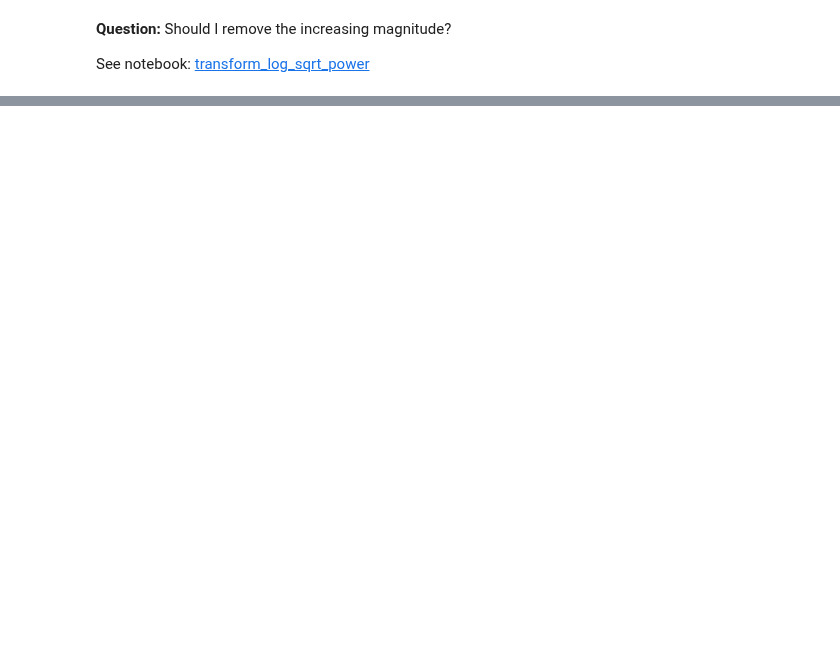
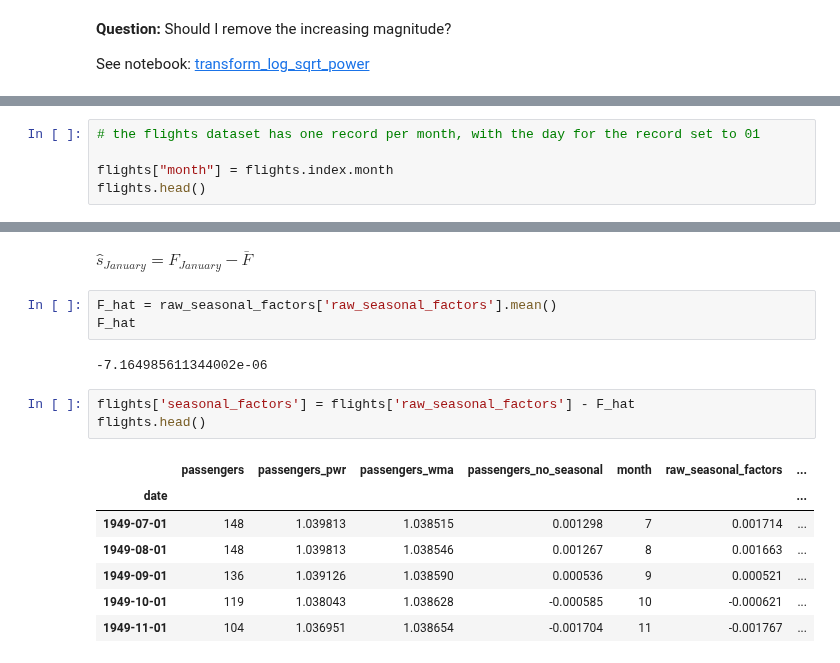
Before and after one commit to snowch-notes/statistics-old, a Jupyter notebook: timeseries/estimating_ts_components.ipynb, the cells around one changed output, grey strips where cells are left out. Drawn from its saved outputs; the diff is of its cells as text; blank space fills up the shorter version.

```diff
--- a/timeseries/estimating_ts_components.ipynb
+++ b/timeseries/estimating_ts_components.ipynb
@@ -200,0 +209,5 @@ ax = flights['passengers_no_seasonal'].plot(legend=True)
+# %%
+# the flights dataset has one record per month, with the day for the record set to 01
+
+flights["month"] = flights.index.month
+flights.head()
@@ -200,0 +262,18 @@ ax = flights['passengers_no_seasonal'].plot(legend=True)
+# %% [markdown]
+$\hat{s}_{January} = F_{January} - \bar{F}$
+# %%
+F_hat = raw_seasonal_factors['raw_seasonal_factors'].mean()
+F_hat
+# %% [output]
+-7.164985611344002e-06
+# %%
+flights['seasonal_factors'] = flights['raw_seasonal_factors'] - F_hat
+flights.head()
+# %% [output]
+|  | passengers | passengers_pwr | passengers_wma | passengers_no_seasonal | month | raw_seasonal_factors | ... |
+| date |  |  |  |  |  |  | ... |
+| 1949-07-01 | 148 | 1.039813 | 1.038515 | 0.001298 | 7 | 0.001714 | ... |
+| 1949-08-01 | 148 | 1.039813 | 1.038546 | 0.001267 | 8 | 0.001663 | ... |
+| 1949-09-01 | 136 | 1.039126 | 1.038590 | 0.000536 | 9 | 0.000521 | ... |
+| 1949-10-01 | 119 | 1.038043 | 1.038628 | -0.000585 | 10 | -0.000621 | ... |
+| 1949-11-01 | 104 | 1.036951 | 1.038654 | -0.001704 | 11 | -0.001767 | ... |
```
Also changed, not shown: parts of 9 cells of this notebook.
